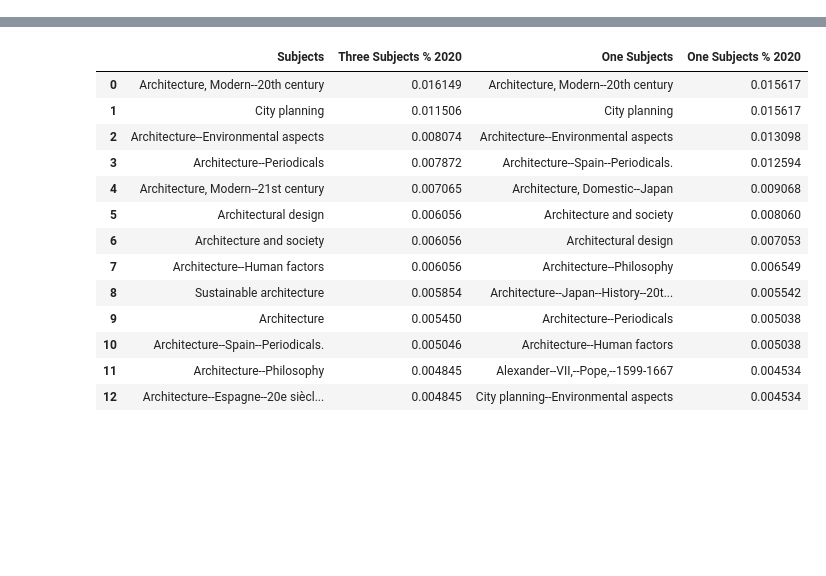
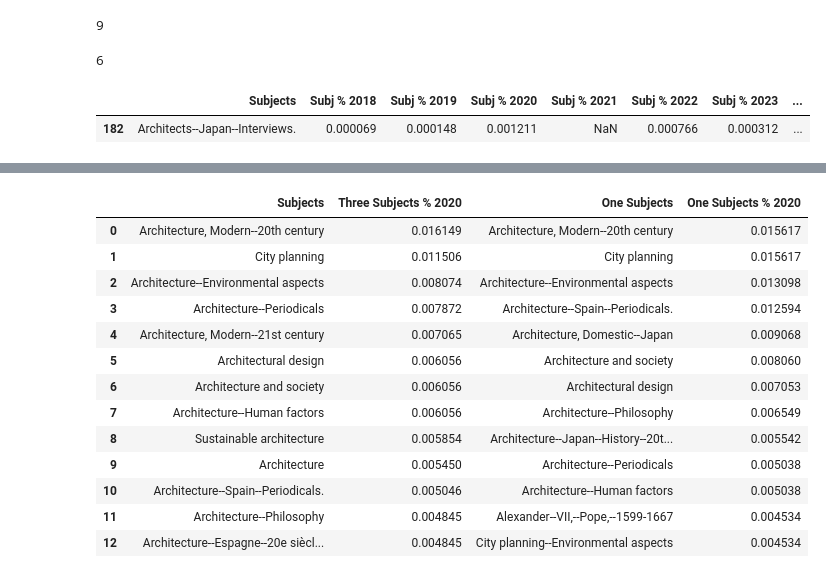
Before and after one commit to senderrr/Architecture, a Jupyter notebook: ArchitectureNotebookArticlePlots.ipynb, the cells around one changed output, grey strips where cells are left out. Cells and saved outputs as stored; diff of their text form; code cells hidden in the pictures; blank space fills up the shorter version.

```diff
--- a/ArchitectureNotebookArticlePlots.ipynb
+++ b/ArchitectureNotebookArticlePlots.ipynb
@@ -189,6 +189,19 @@ diff_one_df2023.head(15)
 | 12 | Alexander--VII,--Pope,--1599-1667 | 0.000340 | 0.000183 | 0.004534 | NaN | NaN | 0.002328 | ... |
 | 13 | Architectural design | 0.006629 | 0.004210 | 0.007053 | 0.003852 | 0.007299 | 0.008537 | ... |
 | 14 | Water and architecture | 0.000850 | 0.002014 | 0.001511 | 0.002407 | 0.002305 | 0.002716 | ... |
+# %%
+len(three_df[(three_df['Subjects'] == 'Buildings--Remodeling for other use') & (three_df["Date"] == '2018')])
+# %% [output]
+9
+# %%
+len(three_df[(three_df['Subjects'] == 'Architects--Japan--Interviews.') & (three_df["Date"] == '2020')])
+# %% [output]
+6
+# %%
+diff_three_df2023[(diff_three_df2023['Subjects'] == 'Architects--Japan--Interviews.')]
+# %% [output]
+|  | Subjects | Subj % 2018 | Subj % 2019 | Subj % 2020 | Subj % 2021 | Subj % 2022 | Subj % 2023 | ... |
+| 182 | Architects--Japan--Interviews. | 0.000069 | 0.000148 | 0.001211 | NaN | 0.000766 | 0.000312 | ... |
 # %%
 # plotting sorted  by 2023 Diff 2018 on all there subjects (largest to smallest change)
 ThreeSHChange2018 = diff_three_df2023.rename(columns={"2023 Diff 2018": "2023 Growth %"})
```
Also changed, not shown: parts of 5 cells of this notebook.
